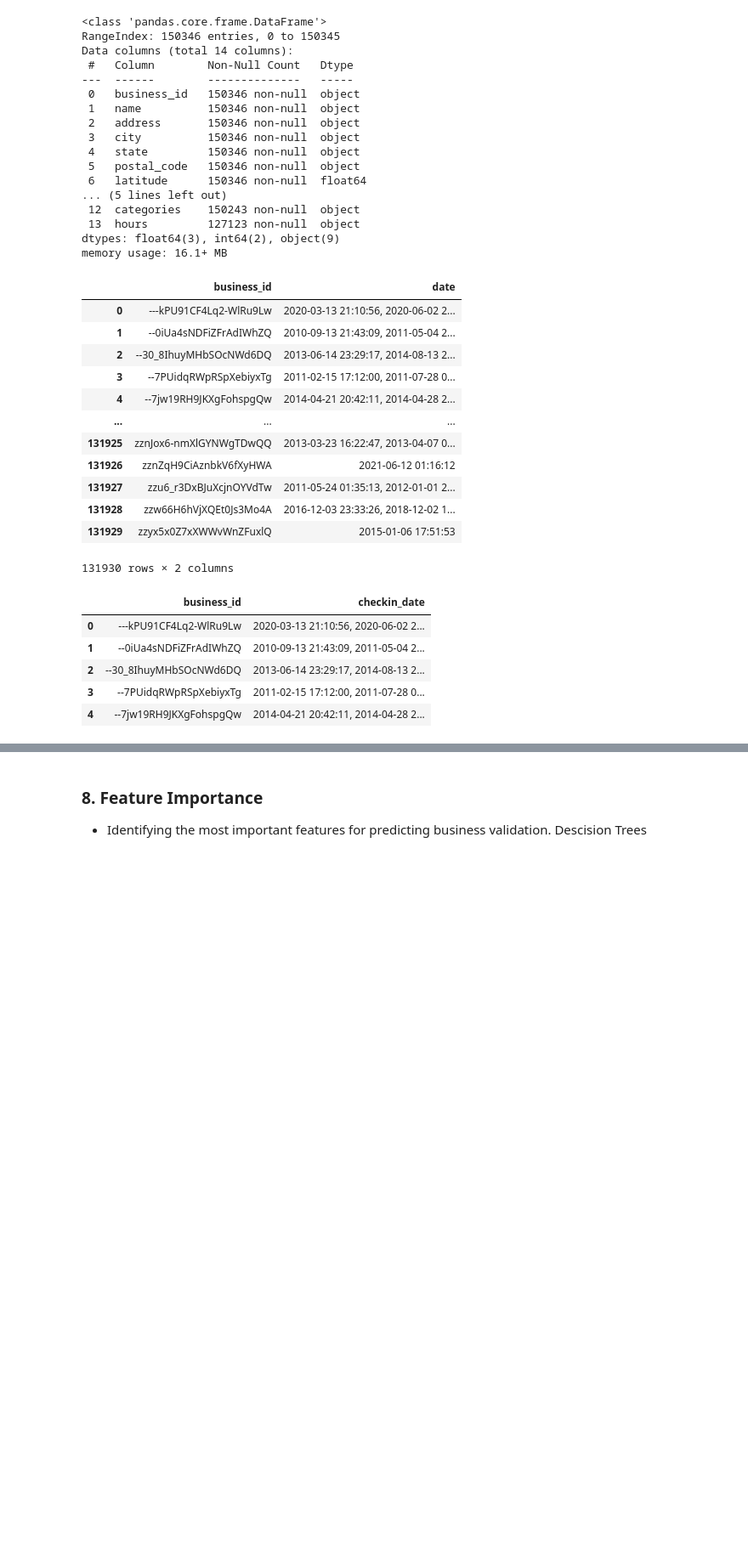
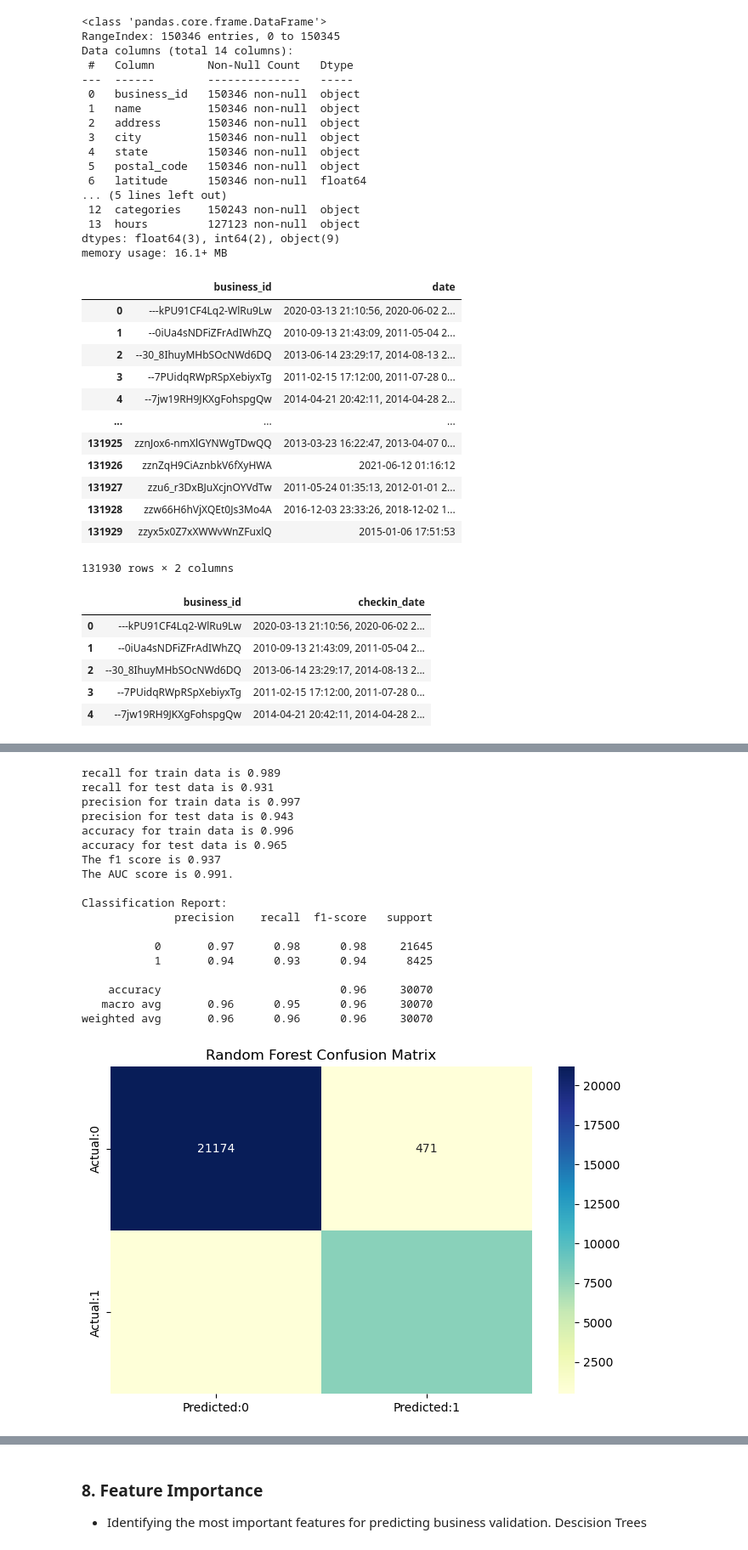
Before and after one commit to Chalithya/AISC2000_Group_01, a Jupyter notebook: ML2_Group_Assignment_1_Group_Trees.ipynb, the cells around one changed output, grey strips where cells are left out. Shown at 85% size. Saved outputs shown, nothing was run; the diff lists cells and outputs as text; code cells hidden in the pictures; blank space fills up the shorter version.

```diff
--- a/ML2_Group_Assignment_1_Group_Trees.ipynb
+++ b/ML2_Group_Assignment_1_Group_Trees.ipynb
@@ -1214,0 +495,3 @@ print(final_report_xgb)
+# %%
+dataset_with_target=merged_data.copy()
+dataset_with_target.to_csv('dataset_with_target.csv', index=False)
@@ -1214,0 +575,3 @@ print(final_report_xgb)
+# %%
+# Dropping the RestaurantsGoodForGroups column because of more null values
+dataset_with_target = dataset_with_target.drop('RestaurantsGoodForGroups', axis=1)
@@ -1214,0 +849,74 @@ print(final_report_xgb)
+# %%
+from sklearn.ensemble import RandomForestClassifier
+
+rf_model = RandomForestClassifier(random_state=42)
+rf_model.fit(x_train_encoded, y_train.values.ravel())
+
+y_train_pred_rf = rf_model.predict(x_train_encoded)
+y_test_pred_rf = rf_model.predict(x_test_encoded)
+# %%
+# Recall Score for train and test
+train_recall_rf = recall_score(y_train, y_train_pred_rf)
+test_recall_rf = recall_score(y_test, y_test_pred_rf)
+print(f"recall for train data is {round(train_recall_rf, 3)}")
+print(f"recall for test data is {round(test_recall_rf, 3)}")
+
+# precision of the model
+train_precision_rf = round(precision_score(y_train, y_train_pred_rf), 3)
+test_precision_rf = round(precision_score(y_test, y_test_pred_rf), 3)
+print(f"precision for train data is {round(train_precision_rf, 3)}")
+print(f"precision for test data is {round(test_precision_rf, 3)}")
+
+#  accuracy of the model
+train_accuracy_rf = accuracy_score(y_train, y_train_pred_rf)
+test_accuracy_rf = accuracy_score(y_test, y_test_pred_rf)
+print(f"accuracy for train data is {round(train_accuracy_rf, 3)}")
+print(f"accuracy for test data is {round(test_accuracy_rf, 3)}")
+
+# f1 score for Random Forest
+f1_rf = f1_score(y_test, y_test_pred_rf)
+print(f'The f1 score is {round(f1_rf, 3)}')
+
+# ROC curve and AUC
+probs_rf = rf_model.predict_proba(x_test_encoded)
+
+probs_rf = probs_rf[:, 1]
+#  AUC
+auc_rf = roc_auc_score(y_test, probs_rf)
+print(f"The AUC score is {round(auc_rf, 3)}.")
+
+
+print("\nClassification Report:")
+print(classification_report(y_test, y_test_pred_rf))
+
+
+cm_rf = confusion_matrix(y_test, y_test_pred_rf)
+conf_matrix_rf = pd.DataFrame(data=cm_rf, columns=['Predicted:0', 'Predicted:1'], index=['Actual:0', 'Actual:1'])
+plt.figure(figsize=(8, 5))
+sns.heatmap(conf_matrix_rf, annot=True, fmt='d', cmap="YlGnBu")
+plt.title('Random Forest Confusion Matrix')
+plt.show()
+
+
+print("\nConfusion Matrix:")
+print(cm_rf)
+# %% [output]
+recall for train data is 0.989
+recall for test data is 0.931
+precision for train data is 0.997
+precision for test data is 0.943
+accuracy for train data is 0.996
+accuracy for test data is 0.965
+The f1 score is 0.937
+The AUC score is 0.991.
+
+Classification Report:
+              precision    recall  f1-score   support
+
+           0       0.97      0.98      0.98     21645
+           1       0.94      0.93      0.94      8425
+
+    accuracy                           0.96     30070
+   macro avg       0.96      0.95      0.96     30070
+weighted avg       0.96      0.96      0.96     30070
+[figure, added]
```
Also changed, not shown: parts of 219 cells of this notebook.
